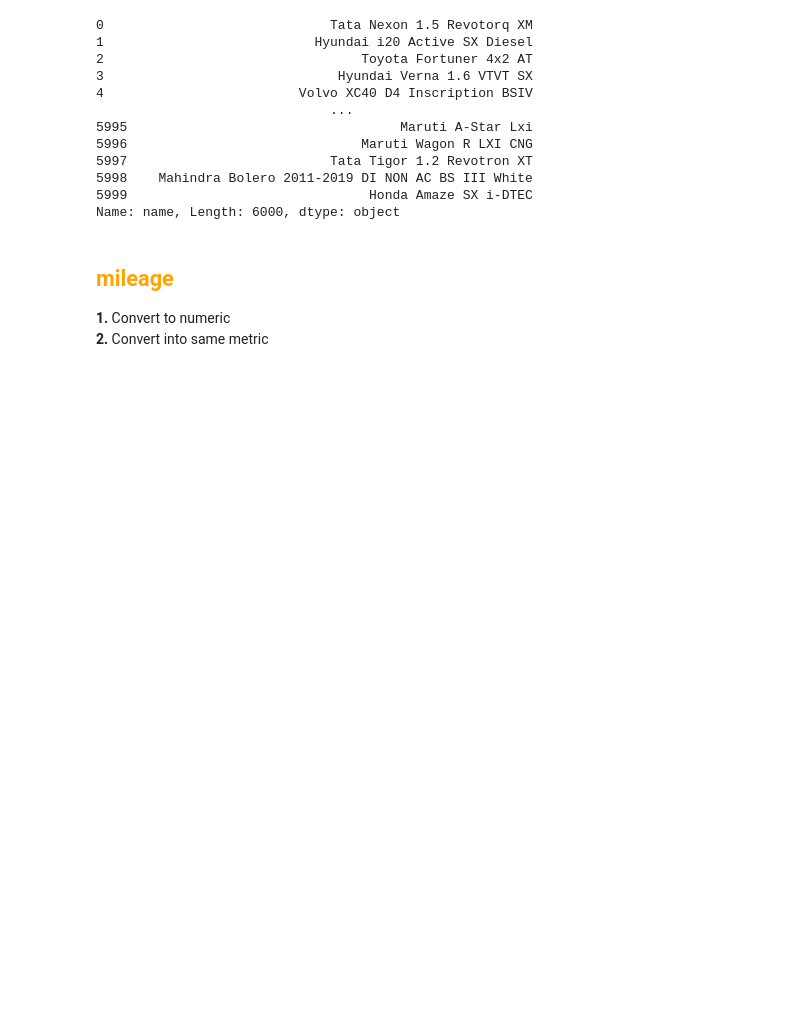
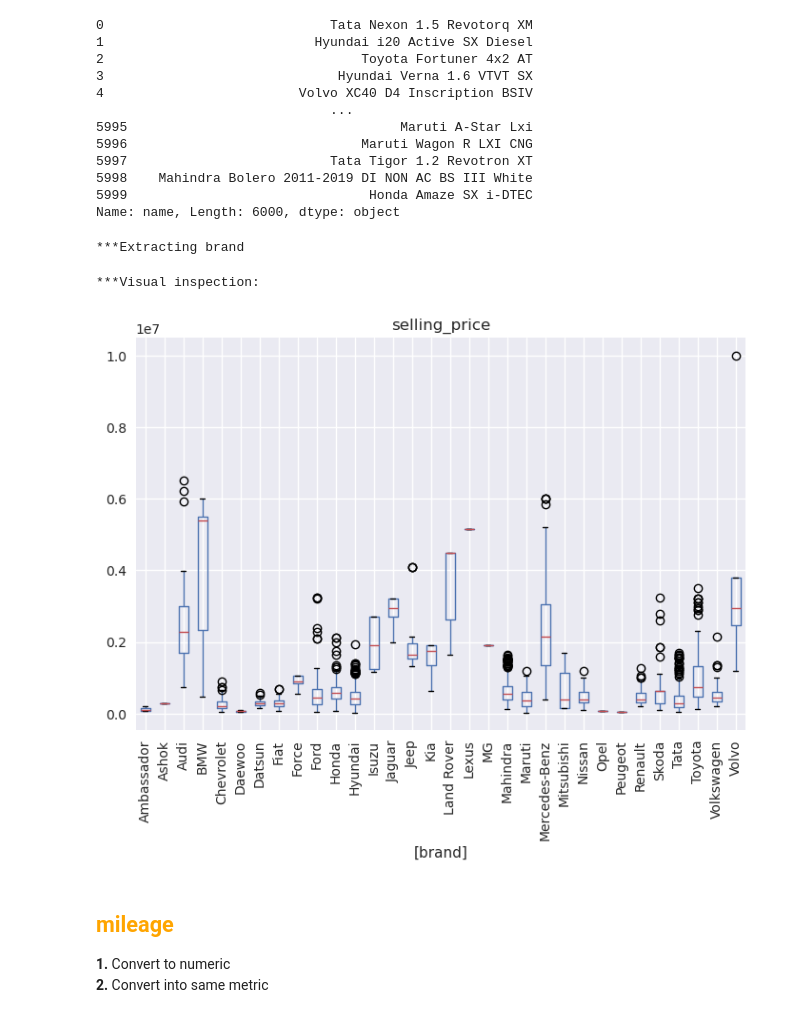
Before and after one commit to Polymeowial/car-price-prediction, a Jupyter notebook: Data_Cleaning.ipynb, the cells around one changed output. Drawn from its saved outputs; the diff is of its cells as text; code cells hidden in the pictures; blank space fills up the shorter version.

```diff
--- a/Data_Cleaning.ipynb
+++ b/Data_Cleaning.ipynb
@@ -67,7 +67,21 @@ data.name
 5999                               Honda Amaze SX i-DTEC
 Name: name, Length: 6000, dtype: object
 # %%
+print("***Extracting brand")
 data["brand"] = pd.Series([Extract_brand(x) for x in data.name])
+# %% [output]
+***Extracting brand
+# %%
+print("***Visual inspection:")
+fig, ax = plt.subplots()
+df = pd.concat([data.selling_price, data.brand], axis=1)
+df.boxplot(by="brand", ax=ax, rot=90)
+
+fig.suptitle('')
+plt.show(); plt.close()
+# %% [output]
+***Visual inspection:
+[figure, added]
 # %% [markdown]
 ## <span style="color:orange; font-weight:bold"> mileage </span>
 
```
Also changed, not shown: parts of 1 cell of this notebook, 1 other file.
